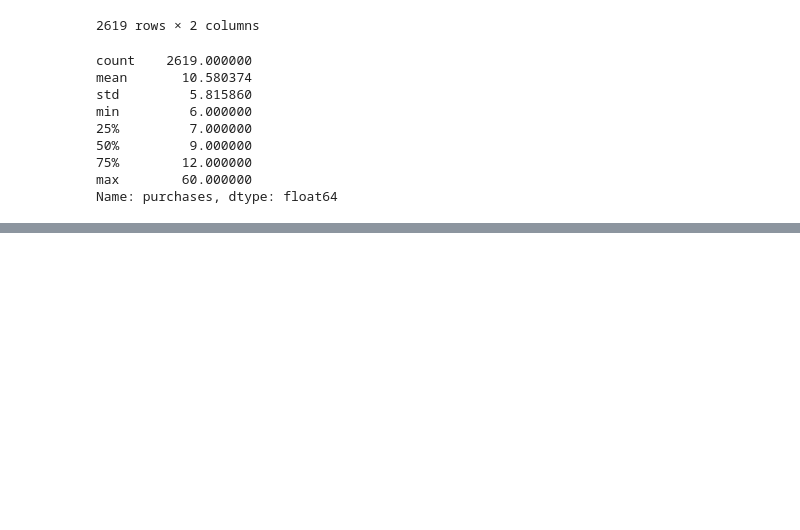
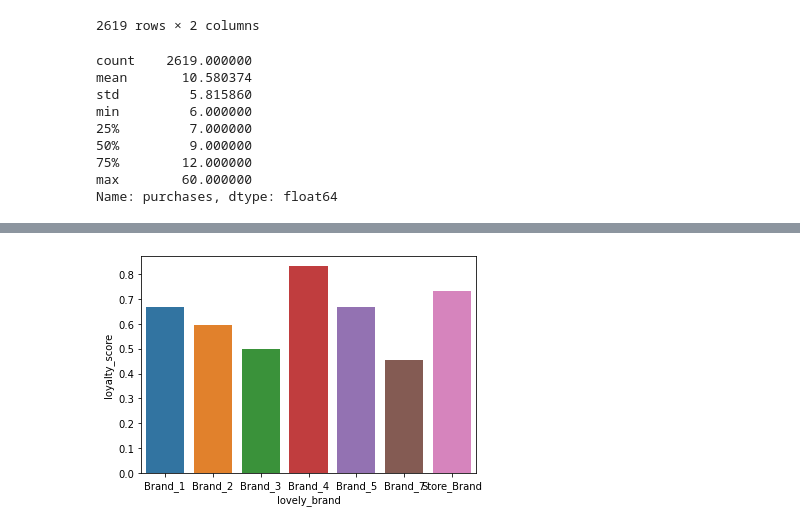
Before and after one commit to MilyaMakarenko/Lecture_notes_on_KarpovCourses, a Jupyter notebook: Lecture_notes_on_KarpovCourses.ipynb, the cells around one changed output, grey strips where cells are left out. Drawn from its saved outputs; the diff is of its cells as text; code cells hidden in the pictures; blank space fills up the shorter version.

```diff
--- a/Lecture_notes_on_KarpovCourses.ipynb
+++ b/Lecture_notes_on_KarpovCourses.ipynb
@@ -1904,0 +2247,7 @@ Name: purchases, dtype: float64
+# %%
+brand_loyalty = df.groupby('lovely_brand', as_index=False) \
+    .agg({'loyalty_score': 'median', 'user_id': 'count'})
+# %%
+ax = sns.barplot(x='lovely_brand', y='loyalty_score', data=brand_loyalty)
+# %% [output]
+[figure, added]
```
Also changed, not shown: parts of 93 cells of this notebook.
